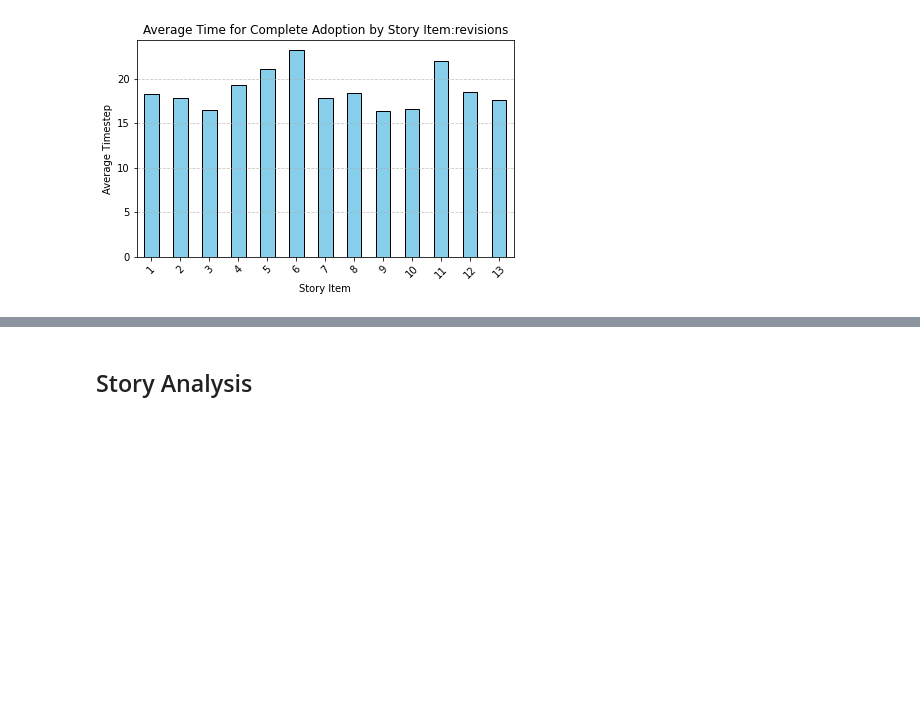
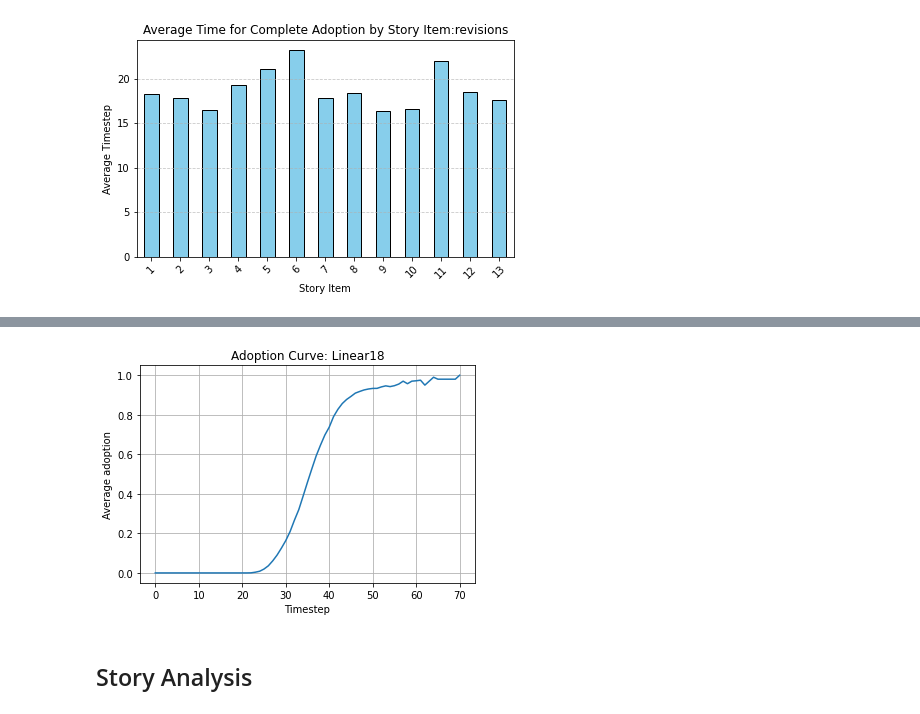
Before and after one commit to c4-lab/NarrativeDiffusion, a Jupyter notebook: analysis/analysis.ipynb, the cells around one changed output, grey strips where cells are left out. Saved outputs shown, nothing was run; the diff lists cells and outputs as text; code cells hidden in the pictures; blank space fills up the shorter version.

```diff
--- a/analysis/analysis.ipynb
+++ b/analysis/analysis.ipynb
@@ -158,3 +172,7 @@ plot_adoption_speed_items("../data/revisions_20230810210134/results.csv",title="
+# %%
+plot_adoption_speed_overall("../data/linear_20230811113144/results.csv",title="Linear18",item_count=18)
+# %% [output]
+[figure, added]
 # %% [markdown]
 ## Story Analysis
 # %%
```
Also changed, not shown: parts of 4 cells of this notebook, 2 other files.
